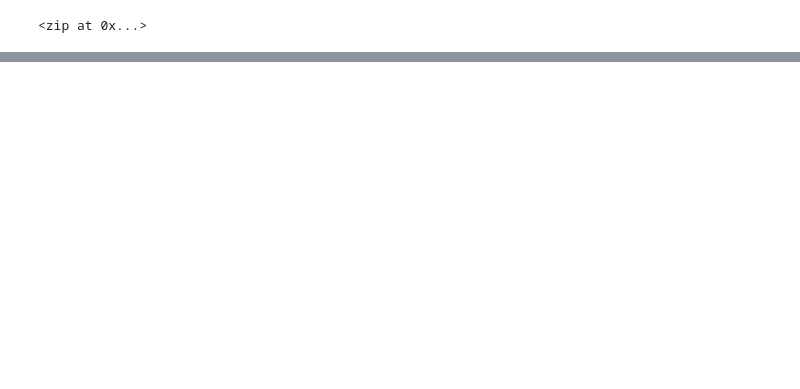
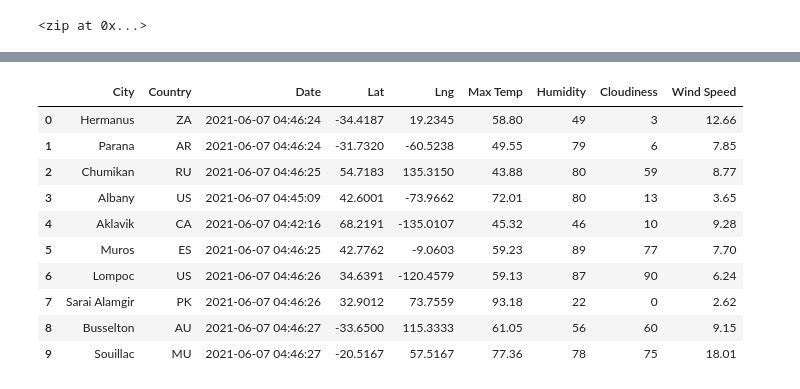
Before and after one commit to JoRanjit/World_Weather_Analysis, a Jupyter notebook: WeatherPy.ipynb, the cells around one changed output, grey strips where cells are left out. Saved outputs shown, nothing was run; the diff lists cells and outputs as text; code cells hidden in the pictures; blank space fills up the shorter version.

```diff
--- a/WeatherPy.ipynb
+++ b/WeatherPy.ipynb
@@ -40,0 +155,17 @@ len(cities)
+# %%
+#re-arrange column order
+new_column_order = ["City", "Country", "Date","Lat","Lng", "Max Temp", "Humidity", "Cloudiness","Wind Speed"]
+city_data_df=city_data_df[new_column_order]
+city_data_df.head(10)
+# %% [output]
+|  | City | Country | Date | Lat | Lng | Max Temp | Humidity | Cloudiness | Wind Speed |
+| 0 | Hermanus | ZA | 2021-06-07 04:46:24 | -34.4187 | 19.2345 | 58.80 | 49 | 3 | 12.66 |
+| 1 | Parana | AR | 2021-06-07 04:46:24 | -31.7320 | -60.5238 | 49.55 | 79 | 6 | 7.85 |
+| 2 | Chumikan | RU | 2021-06-07 04:46:25 | 54.7183 | 135.3150 | 43.88 | 80 | 59 | 8.77 |
+| 3 | Albany | US | 2021-06-07 04:45:09 | 42.6001 | -73.9662 | 72.01 | 80 | 13 | 3.65 |
+| 4 | Aklavik | CA | 2021-06-07 04:42:16 | 68.2191 | -135.0107 | 45.32 | 46 | 10 | 9.28 |
+| 5 | Muros | ES | 2021-06-07 04:46:25 | 42.7762 | -9.0603 | 59.23 | 89 | 77 | 7.70 |
+| 6 | Lompoc | US | 2021-06-07 04:46:26 | 34.6391 | -120.4579 | 59.13 | 87 | 90 | 6.24 |
+| 7 | Sarai Alamgir | PK | 2021-06-07 04:46:26 | 32.9012 | 73.7559 | 93.18 | 22 | 0 | 2.62 |
+| 8 | Busselton | AU | 2021-06-07 04:46:27 | -33.6500 | 115.3333 | 61.05 | 56 | 60 | 9.15 |
+| 9 | Souillac | MU | 2021-06-07 04:46:27 | -20.5167 | 57.5167 | 77.36 | 78 | 75 | 18.01 |
```
Also changed, not shown: parts of 5 cells of this notebook, 2 other files.
